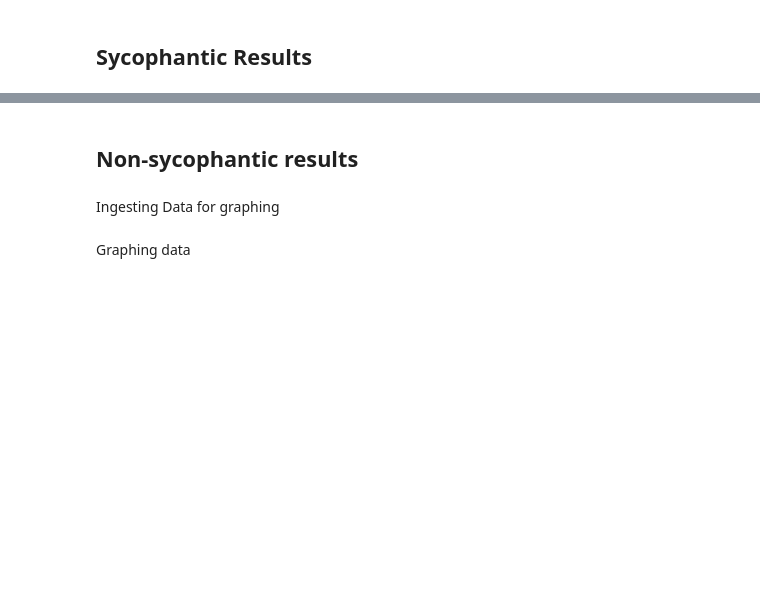
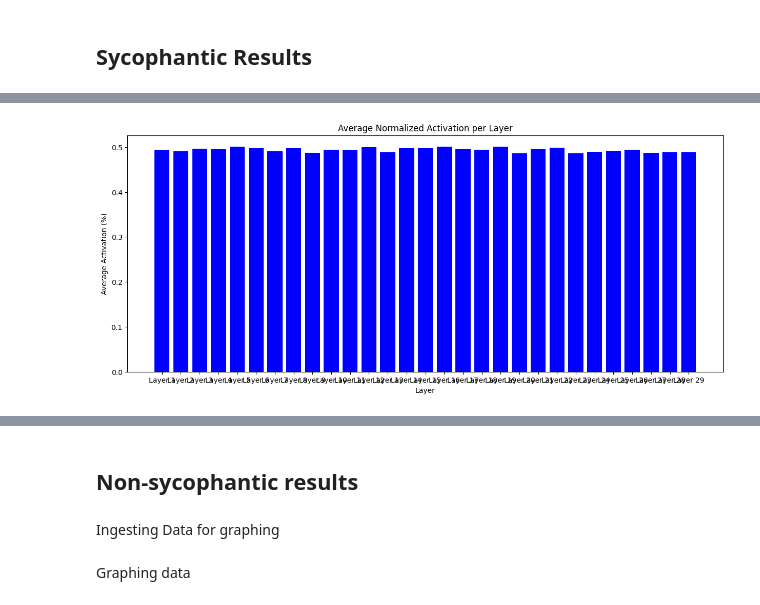
Before and after one commit to jprivera44/LLM_Sycophancy, a Jupyter notebook: experiment_elicit_sycophancy/Graph_llama2_model_geometry_sycophancy_v4.ipynb, the cells around one changed output, grey strips where cells are left out. Cells and saved outputs as stored; diff of their text form; code cells hidden in the pictures; blank space fills up the shorter version.

```diff
--- a/experiment_elicit_sycophancy/Graph_llama2_model_geometry_sycophancy_v4.ipynb
+++ b/experiment_elicit_sycophancy/Graph_llama2_model_geometry_sycophancy_v4.ipynb
@@ -228,0 +245,6 @@ Name: non_sycophantic_question_v2, dtype: object
+# %%
+df_final_sycophantic_data = df_final_sycophantic_data.copy()
+df_final_sycophantic_data['label'] = 1
+
+df_final_non_sycophantic_data = df_final_non_sycophantic_data.copy()
+df_final_non_sycophantic_data['label'] = 0
@@ -423,2 +538,40 @@ sycophantic_differences[3].shape
 # %%
-sycophantic_differences[3]
+import torch
+import matplotlib.pyplot as plt
+import os
+from tqdm import tqdm
+
+layers = list(range(0, 29))
+batch_count = 50  # Update this with the actual number of batches you have
+directory = 'batch_activations_sycophantic/'
+
+# Step 1: Load and Aggregate Activations
+all_activations = []
+for layer in tqdm(layers, desc='Loading and Aggregating Activations'):
+    layer_activations = []
+    for batch in range(batch_count):
+        filename = os.path.join(directory, f'batch_{batch}_layer_{layer}.pt')
+        if os.path.exists(filename):
+            activations = torch.load(filename)
+            layer_activations.append(activations)
+    concatenated_activations = torch.cat(layer_activations, dim=0)
+    all_activations.append(concatenated_activations)
+
+# Step 2: Normalize Activations
+global_min = min([activ.min() for activ in all_activations])
+global_max = max([activ.max() for activ in all_activations])
+normalized_activations = [(activ - global_min) / (global_max - global_min) for activ in all_activations]
+
+# Step 3: Calculate Average Activations
+average_activations = [torch.mean(activ).item() for activ in normalized_activations]
+
+# Step 4: Create a Chart
+plt.figure(figsize=(15, 6))
+plt.bar(range(len(layers)), average_activations, color='blue')
+plt.xlabel('Layer')
+plt.ylabel('Average Activation (%)')
+plt.title('Average Normalized Activation per Layer')
+plt.xticks(range(len(layers)), [f'Layer {i+1}' for i in range(len(layers))])
+plt.show()
+# %% [output]
+[figure, added]
```
Also changed, not shown: parts of 26 cells of this notebook, 3 other files.
